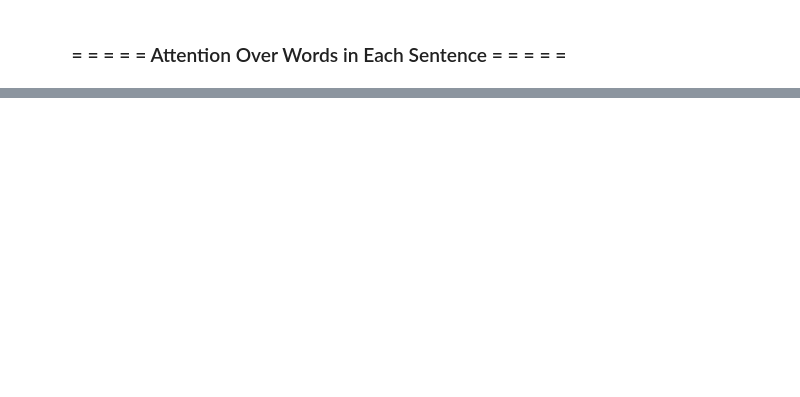
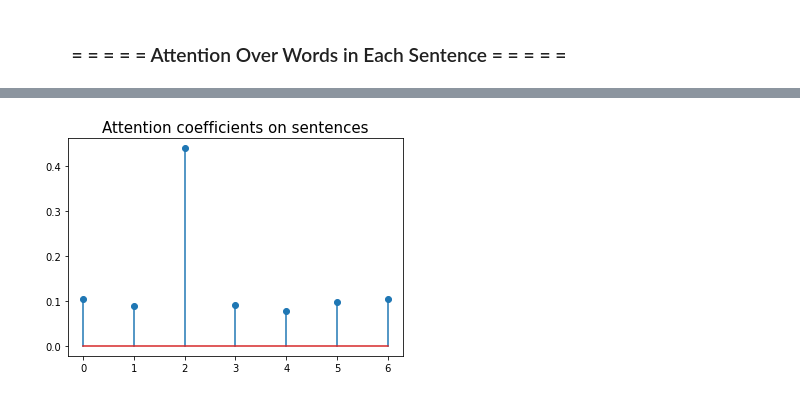
Before and after one commit to yunhao-tech/Course_project, a Jupyter notebook: AlTeGrad/Lab1_HAN/ALTEGRAD_2022_Lab1_HAN.ipynb, the cells around one changed output, grey strips where cells are left out. Cells and saved outputs as stored; diff of their text form; code cells hidden in the pictures; blank space fills up the shorter version.

```diff
--- a/AlTeGrad/Lab1_HAN/ALTEGRAD_2022_Lab1_HAN.ipynb
+++ b/AlTeGrad/Lab1_HAN/ALTEGRAD_2022_Lab1_HAN.ipynb
@@ -57,7 +57,7 @@ class AttentionWithContext(nn.Module):
         return mask
 
     def forward(self, x, mask=None):
-        uit = self.W(x) # compute uit = W . x  where x represents ht
+        uit = self.W(x) # compute uit = W . x  where x represents H=[h1, h2, ..., h_n]
         uit = self.tanh(uit)
         ait = self.u(uit)
         a = torch.exp(ait)
@@ -70,11 +70,11 @@ class AttentionWithContext(nn.Module):
         # and this results in NaN's. A workaround is to add a very small positive number ε to the sum.
         eps = 1e-9
         a = a / (torch.sum(a, axis=1, keepdim=True) + eps)
-        weighted_input = torch.dot(a, x) # compute the attentional vector
+        weighted_input = x * a # compute the attentional vector
         if self.return_coefficients:
-            return [weighted_input] ### [attentional vector, coefficients] ### use torch.sum to compute s
+            return torch.sum(weighted_input, dim=1), a ### [attentional vector, coefficients] ### use torch.sum to compute s
         else:
-            return weighted_input ### attentional vector only ###
+            return torch.sum(weighted_input, dim=1) ### attentional vector only ###
 # %% [markdown]
 ### = = = = = Parameters = = = = =
 In this section, we define the parameters to use in our training. Such as data path, the embedding dimention <b>d</b>, the GRU layer dimensionality <b>n_units</b>, etc..<br>
@@ -189,25 +186,25 @@ In this section, we define the HAN architecture. We start with <i>AttentionBiGRU
 class AttentionBiGRU(nn.Module):
     def __init__(self, input_shape, n_units, index_to_word, dropout=0):
         super(AttentionBiGRU, self).__init__()
-        self.embedding = nn.Embedding(,# fill the gap # vocab size
+        self.embedding = nn.Embedding(len(word_to_index)+2, # fill the gap # vocab size
                                       d, # dimensionality of embedding space
                                       padding_idx=0)
         self.dropout = nn.Dropout(drop_rate)
-        self.gru = nn.GRU(input_size=input_shape[2],
+        self.gru = nn.GRU(input_size=d, # the size of x_i (i.e. the size of embedding)
                           hidden_size=n_units,
                           num_layers=1,
                           bias=True,
                           batch_first=True,
                           bidirectional=True)
-        self.attention = AttentionWithContext(,   # fill the gap # the input shape for the attention layer
+        self.attention = AttentionWithContext(n_units*2,   # fill the gap # the input shape for the attention layer
                                               return_coefficients=True)
 
 
     def forward(self, sent_ints):
         sent_wv = self.embedding(sent_ints)
         sent_wv_dr = self.dropout(sent_wv)
-        sent_wa, _ =  # fill the gap # RNN layer
-        sent_att_vec, word_att_coeffs =  # fill the gap # attentional vector for the sent
+        sent_wa, _ = self.gru(sent_wv_dr) # fill the gap # RNN layer
+        sent_att_vec, word_att_coeffs = self.attention(sent_wa) # fill the gap # attentional vector for the sent
         sent_att_vec_dr = self.dropout(sent_att_vec)
         return sent_att_vec_dr, word_att_coeffs
 
@@ -238,20 +235,20 @@ class HAN(nn.Module):
         self.encoder = AttentionBiGRU(input_shape, n_units, index_to_word, dropout)
         self.timeDistributed = TimeDistributed(self.encoder, True)
         self.dropout = nn.Dropout(drop_rate)
-        self.gru = nn.GRU(input_size=,# fill the gap # the input shape of GRU layer
+        self.gru = nn.GRU(input_size=n_units*2,# fill the gap # the input shape of GRU layer
                           hidden_size=n_units,
                           num_layers=1,
                           bias=True,
                           batch_first=True,
                           bidirectional=True)
-        self.attention = AttentionWithContext(, # fill the gap # the input shape of between-sentence attention layer
+        self.attention = AttentionWithContext(n_units*2, # fill the gap # the input shape of between-sentence attention layer
                                               return_coefficients=True)
-        self.lin_out = nn.Linear(,   # fill the gap # the input size of the last linear layer
+        self.lin_out = nn.Linear(n_units*2,   # fill the gap # the input size of the last linear layer
                                  1)
         self.preds = nn.Sigmoid()
 
     def forward(self, doc_ints):
-        sent_att_vecs_dr, word_att_coeffs =  # fill the gap # get sentence representation
+        sent_att_vecs_dr, word_att_coeffs = self.timeDistributed(doc_ints) # fill the gap # get sentence representation
         doc_sa, _ = self.gru(sent_att_vecs_dr)
         doc_att_vec, sent_att_coeffs = self.attention(doc_sa)
         doc_att_vec_dr = self.dropout(doc_att_vec)
@@ -406,0 +453,4 @@ for sent in text_word_coeffs_sorted:
+# %%
+doc_choosen = my_docs_array_train[-1:,:,:]
+sent_coeffs = model(torch.tensor(doc_choosen).to(device))[2]
+sent_coeffs = sent_coeffs[0,:,:]
@@ -406,0 +472,8 @@ for sent in text_word_coeffs_sorted:
+# %%
+sent_coeffs_ = [l[0] for l in sent_coeffs.tolist()]
+plt.stem(sent_coeffs_)
+plt.title("Attention coefficients on sentences", fontsize=15)
+# plt.show()
+plt.savefig('Attention coefficients on sentences.png')
+# %% [output]
+[figure, added]
```
Also changed, not shown: parts of 16 cells of this notebook, 13 other files.
